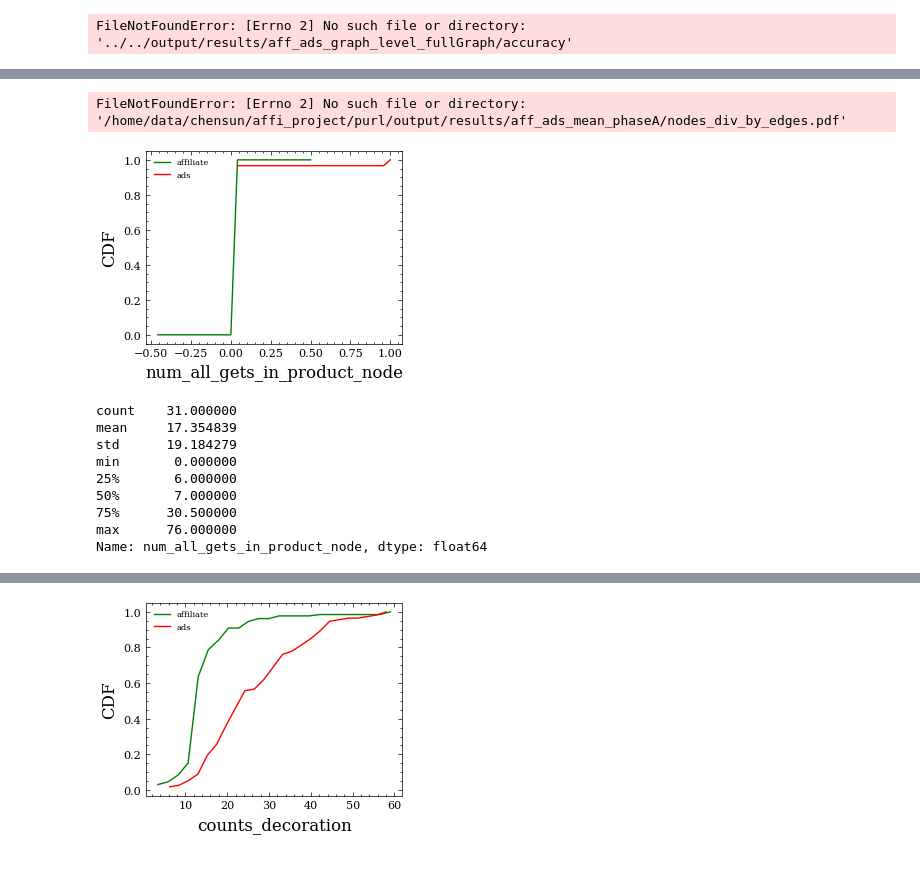
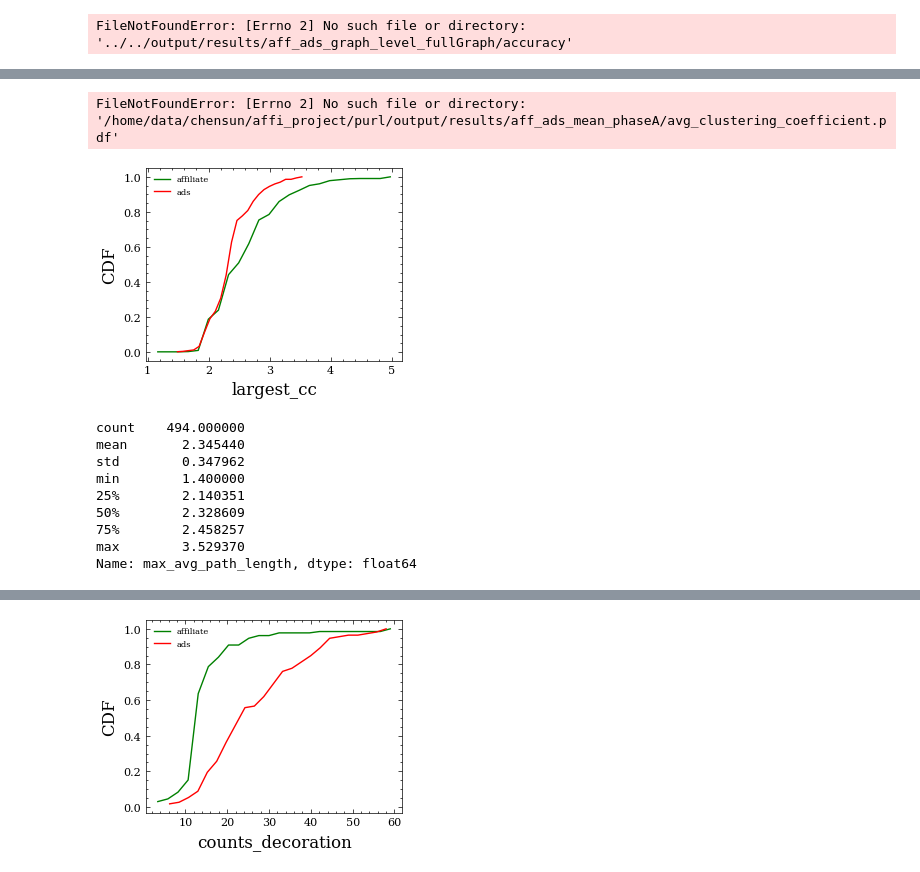
Before and after one commit to chensun96/WebMonetize, a Jupyter notebook: code/classification/classification_analysis.ipynb, the cells around one changed output, grey strips where cells are left out. Drawn from its saved outputs; the diff is of its cells as text; code cells hidden in the pictures.

```diff
--- a/code/classification/classification_analysis.ipynb
+++ b/code/classification/classification_analysis.ipynb
@@ -72,2 +303,5 @@ with open(os.path.join(RESULT_DIR, "accuracy")) as f:
 # %% [output]
 FileNotFoundError: [Errno 2] No such file or directory: '../../output/results/aff_ads_graph_level_fullGraph/accuracy'
+# %%
+df_labeled = pd.read_csv('/home/data/chensun/affi_project/purl/output/results/02_21_uniform_Kfold_CV/phase1/55/result.csv')
+#df_labeled = pd.read_csv('/home/data/chensun/affi_project/purl/output/results/02_14_LeaveOneGroupOut/phase1/result.csv')
@@ -74,2 +387,3 @@ FileNotFoundError: [Errno 2] No such file or directory: '../../output/results/af
 # %%
-df_labeled = pd.read_csv('/home/data/chensun/affi_project/purl/output/results/01_31/phase1/result.csv')
+# Analysis unseen data
+df_unseen_labeled = pd.read_csv('/home/data/chensun/affi_project/purl/output/results/02_21_LeaveOneGroupOut/phase1/57/with_model/labelled_results.csv')
@@ -76,30 +512,30 @@ df_labeled = pd.read_csv('/home/data/chensun/affi_project/purl/output/results/01
 # %%
 # plt.figure(figsize=(8, 6))
-count, bins_negative = np.histogram(df_labeled[df_labeled.num_all_gets_in_product_node < 1.25][df_labeled.label == 'affiliate'].num_all_gets_in_product_node, 24)
+count, bins_negative = np.histogram(df_labeled[df_labeled.label == 'affiliate'].max_avg_path_length, 24)
 pdf_negative = count / sum(count)
 cdf_negative = np.cumsum(pdf_negative)
 plt.plot(bins_negative[1:], cdf_negative, label="affiliate", color='green')
 
-count, bins_positive = np.histogram(df_labeled[df_labeled.num_all_gets_in_product_node < 1.25][df_labeled.label == 'ads'].num_all_gets_in_product_node, 24)
+count, bins_positive = np.histogram(df_labeled[df_labeled.label == 'ads'].max_avg_path_length, 24)
 pdf_positive = count / sum(count)
 cdf_positive = np.cumsum(pdf_positive)
 plt.plot(bins_positive[1:], cdf_positive, label="ads", color='red')
 plt.legend()
-plt.xlabel("num_all_gets_in_product_node")
+plt.xlabel("largest_cc")
 plt.ylabel("CDF")
-plt.savefig("/home/data/chensun/affi_project/purl/output/results/aff_ads_mean_phaseA/nodes_div_by_edges.pdf", dpi=300, bbox_inches='tight')
+plt.savefig("/home/data/chensun/affi_project/purl/output/results/aff_ads_mean_phaseA/avg_clustering_coefficient.pdf", dpi=300, bbox_inches='tight')
 # %% [output]
-FileNotFoundError: [Errno 2] No such file or directory: '/home/data/chensun/affi_project/purl/output/results/aff_ads_mean_phaseA/nodes_div_by_edges.pdf'
+FileNotFoundError: [Errno 2] No such file or directory: '/home/data/chensun/affi_project/purl/output/results/aff_ads_mean_phaseA/avg_clustering_coefficient.pdf'
-[figure, old version]
+[figure, new version]
 # %%
-df_labeled[df_labeled.label == 'affiliate'].num_all_gets_in_product_node.describe()
+df_labeled[df_labeled.label == 'ads'].max_avg_path_length.describe()
 # %% [output]
-count    31.000000
-mean     17.354839
-std      19.184279
-min       0.000000
-25%       6.000000
-50%       7.000000
-75%      30.500000
-max      76.000000
-Name: num_all_gets_in_product_node, dtype: float64
+count    494.000000
+mean       2.345440
+std        0.347962
+min        1.400000
+25%        2.140351
+50%        2.328609
+75%        2.458257
+max        3.529370
+Name: max_avg_path_length, dtype: float64
```
Also changed, not shown: parts of 32 cells of this notebook, 25 other files.
